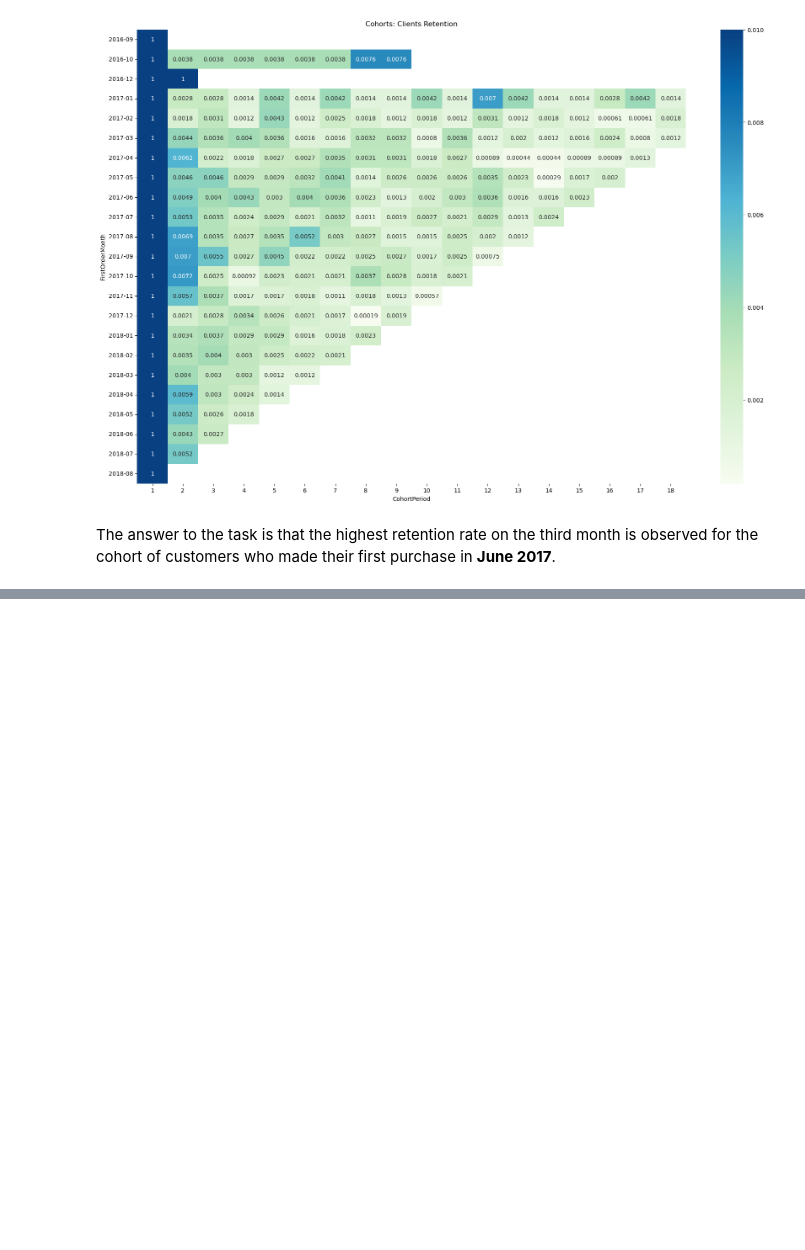
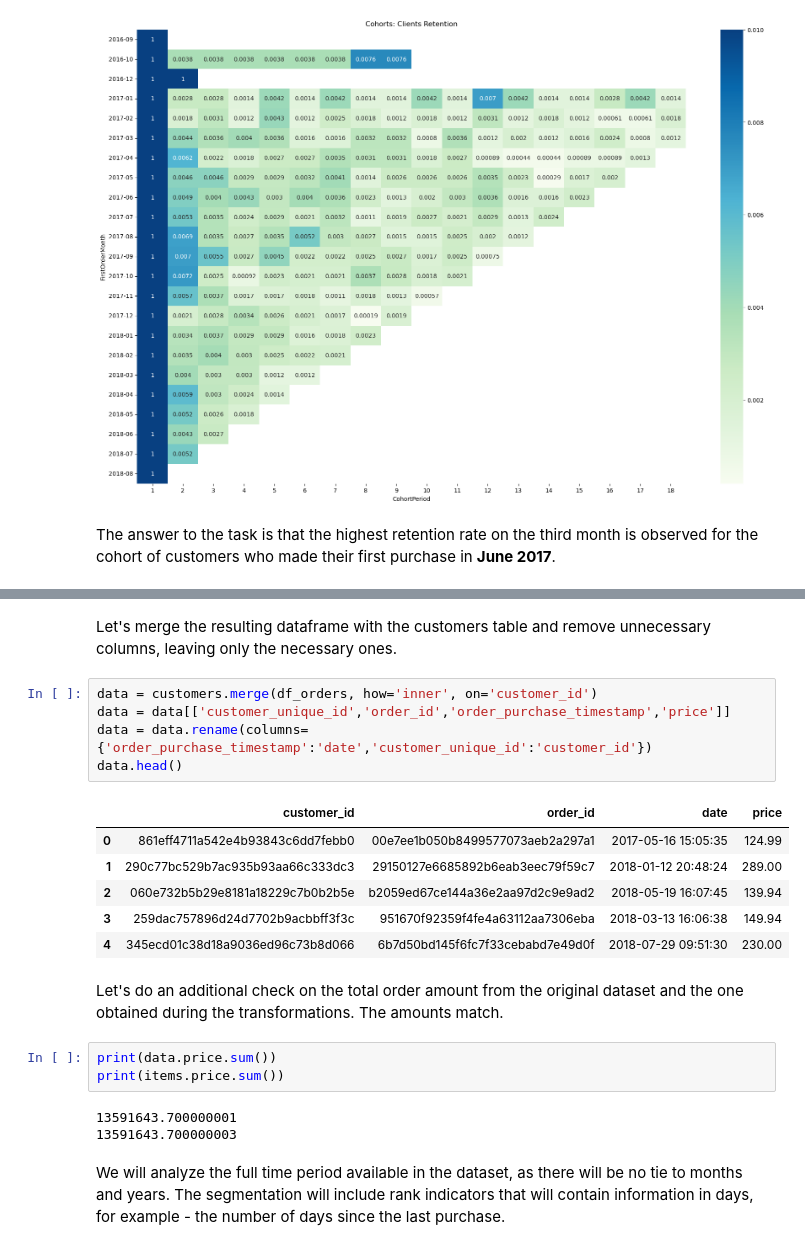
Before and after one commit to agolovini/data_analytics_kc_projects, a Jupyter notebook: _ecommerce_project_rfm_cohort/project_ecommerce_rfm_cohort.ipynb, the cells around one changed output, grey strips where cells are left out. Saved outputs shown, nothing was run; the diff lists cells and outputs as text; blank space fills up the shorter version.

Commit message:
update ecommerce project RFM segmentation

```diff
--- a/_ecommerce_project_rfm_cohort/project_ecommerce_rfm_cohort.ipynb
+++ b/_ecommerce_project_rfm_cohort/project_ecommerce_rfm_cohort.ipynb
@@ -605,0 +686,24 @@ The answer to the task is that the highest retention rate on the third month is
+# %% [markdown]
+Let's merge the resulting dataframe with the customers table and remove unnecessary columns, leaving only the necessary ones.
+# %%
+data = customers.merge(df_orders, how='inner', on='customer_id')
+data = data[['customer_unique_id','order_id','order_purchase_timestamp','price']]
+data = data.rename(columns={'order_purchase_timestamp':'date','customer_unique_id':'customer_id'})
+data.head()
+# %% [output]
+|  | customer_id | order_id | date | price |
+| 0 | 861eff4711a542e4b93843c6dd7febb0 | 00e7ee1b050b8499577073aeb2a297a1 | 2017-05-16 15:05:35 | 124.99 |
+| 1 | 290c77bc529b7ac935b93aa66c333dc3 | 29150127e6685892b6eab3eec79f59c7 | 2018-01-12 20:48:24 | 289.00 |
+| 2 | 060e732b5b29e8181a18229c7b0b2b5e | b2059ed67ce144a36e2aa97d2c9e9ad2 | 2018-05-19 16:07:45 | 139.94 |
+| 3 | 259dac757896d24d7702b9acbbff3f3c | 951670f92359f4fe4a63112aa7306eba | 2018-03-13 16:06:38 | 149.94 |
+| 4 | 345ecd01c38d18a9036ed96c73b8d066 | 6b7d50bd145f6fc7f33cebabd7e49d0f | 2018-07-29 09:51:30 | 230.00 |
+# %% [markdown]
+Let's do an additional check on the total order amount from the original dataset and the one obtained during the transformations. The amounts match.
+# %%
+print(data.price.sum())
+print(items.price.sum())
+# %% [output]
+13591643.700000001
+13591643.700000003
+# %% [markdown]
+We will analyze the full time period available in the dataset, as there will be no tie to months and years. The segmentation will include rank indicators that will contain information in days, for example - the number of days since the last purchase.
```
Also changed, not shown: parts of 14 cells of this notebook.
